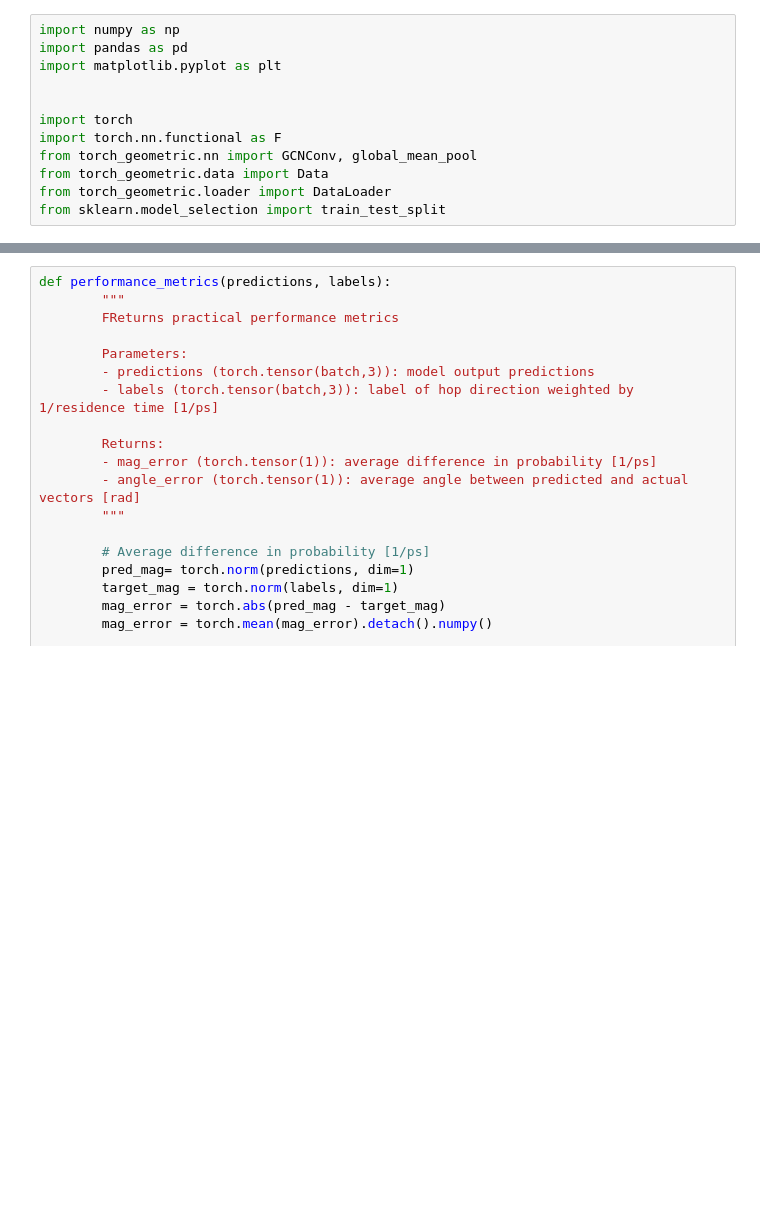
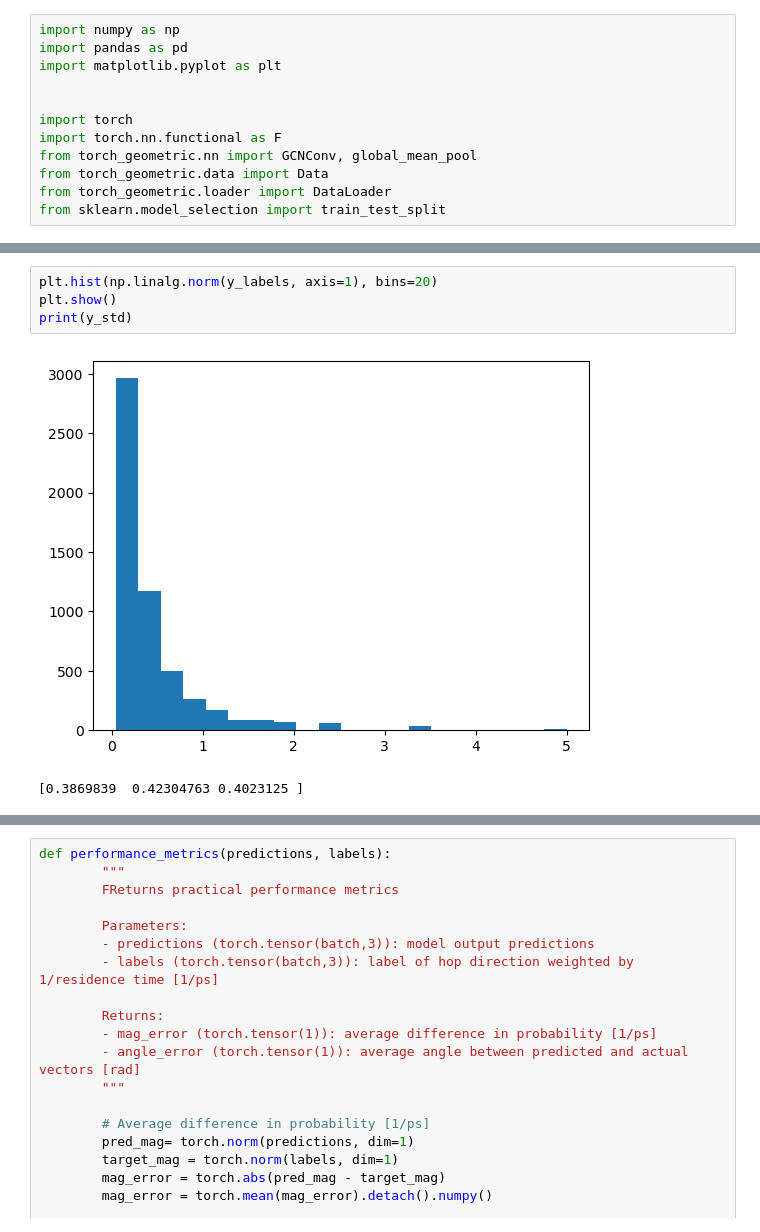
Before and after one commit to adampotter0105/Cation-Migration-ML, a Jupyter notebook: model.ipynb, the cells around one changed output, grey strips where cells are left out. Cells and saved outputs as stored; diff of their text form; blank space fills up the shorter version.

```diff
--- a/model.ipynb
+++ b/model.ipynb
@@ -23,3 +42,10 @@ test_loader = DataLoader(test_graphs, batch_size=10)
+# %%
+plt.hist(np.linalg.norm(y_labels, axis=1), bins=20)
+plt.show()
+print(y_std)
+# %% [output]
+[figure, added]
+[0.3869839  0.42304763 0.4023125 ]
 # %%
 class GCNN_Model(torch.nn.Module):
     """
```
Also changed, not shown: parts of 7 cells of this notebook, 4 other files.
